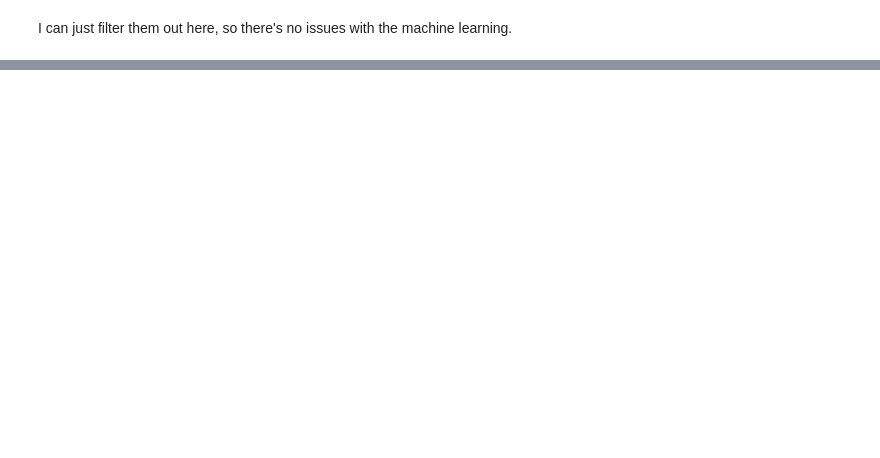
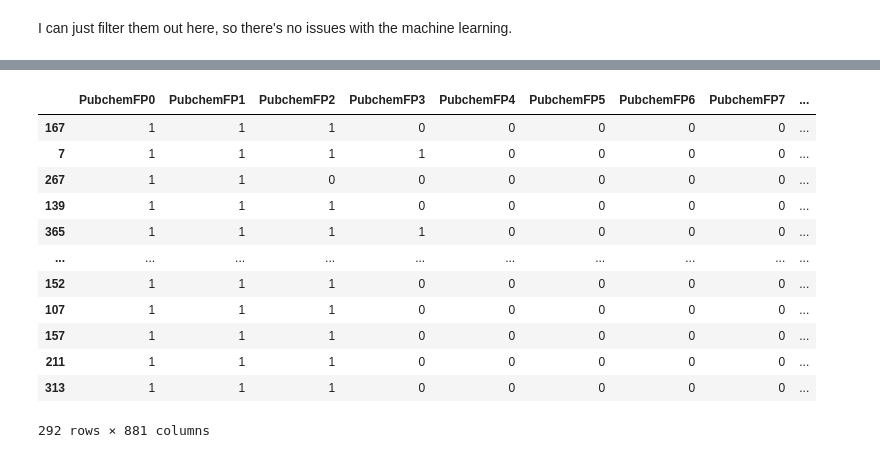
Before and after one commit to cqtqlyst/science-fair-24, a Jupyter notebook: project.ipynb, the cells around one changed output, grey strips where cells are left out. Cells and saved outputs as stored; diff of their text form; code cells hidden in the pictures; blank space fills up the shorter version.

```diff
--- a/project.ipynb
+++ b/project.ipynb
@@ -121,0 +207,6 @@ for value in dhfr_data['standard_value']:
+# %%
+inputs = pd.read_csv("descriptors_output.csv")
+inputs = inputs.drop('Name', axis=1)
+# inputs = inputs.drop_duplicates(subset='Name')
+
+inputs
@@ -121,0 +227,7 @@ for value in dhfr_data['standard_value']:
+# %%
+outputs = dhfr_data['standard_value']
+# outputs = dhfr_data[['molecule_chembl_id', 'standard_value']]
+# outputs = outputs.rename(columns={'molecule_chembl_id': 'Name'})
+# outputs = outputs.drop_duplicates(subset='Name')
+
+outputs
@@ -121,0 +267,19 @@ for value in dhfr_data['standard_value']:
+# %%
+input_train, input_test, output_train, output_test = train_test_split(inputs, outputs, test_size=0.2)
+
+input_train
+# input_train.shape, output_train.shape, input_test.shape, output_test.shape
+# %% [output]
+|  | PubchemFP0 | PubchemFP1 | PubchemFP2 | PubchemFP3 | PubchemFP4 | PubchemFP5 | PubchemFP6 | PubchemFP7 | ... |
+| 167 | 1 | 1 | 1 | 0 | 0 | 0 | 0 | 0 | ... |
+| 7 | 1 | 1 | 1 | 1 | 0 | 0 | 0 | 0 | ... |
+| 267 | 1 | 1 | 0 | 0 | 0 | 0 | 0 | 0 | ... |
+| 139 | 1 | 1 | 1 | 0 | 0 | 0 | 0 | 0 | ... |
+| 365 | 1 | 1 | 1 | 1 | 0 | 0 | 0 | 0 | ... |
+| ... | ... | ... | ... | ... | ... | ... | ... | ... | ... |
+| 152 | 1 | 1 | 1 | 0 | 0 | 0 | 0 | 0 | ... |
+| 107 | 1 | 1 | 1 | 0 | 0 | 0 | 0 | 0 | ... |
+| 157 | 1 | 1 | 1 | 0 | 0 | 0 | 0 | 0 | ... |
+| 211 | 1 | 1 | 1 | 0 | 0 | 0 | 0 | 0 | ... |
+| 313 | 1 | 1 | 1 | 0 | 0 | 0 | 0 | 0 | ... |
+292 rows × 881 columns
```
Also changed, not shown: parts of 24 cells of this notebook, 2 other files.
